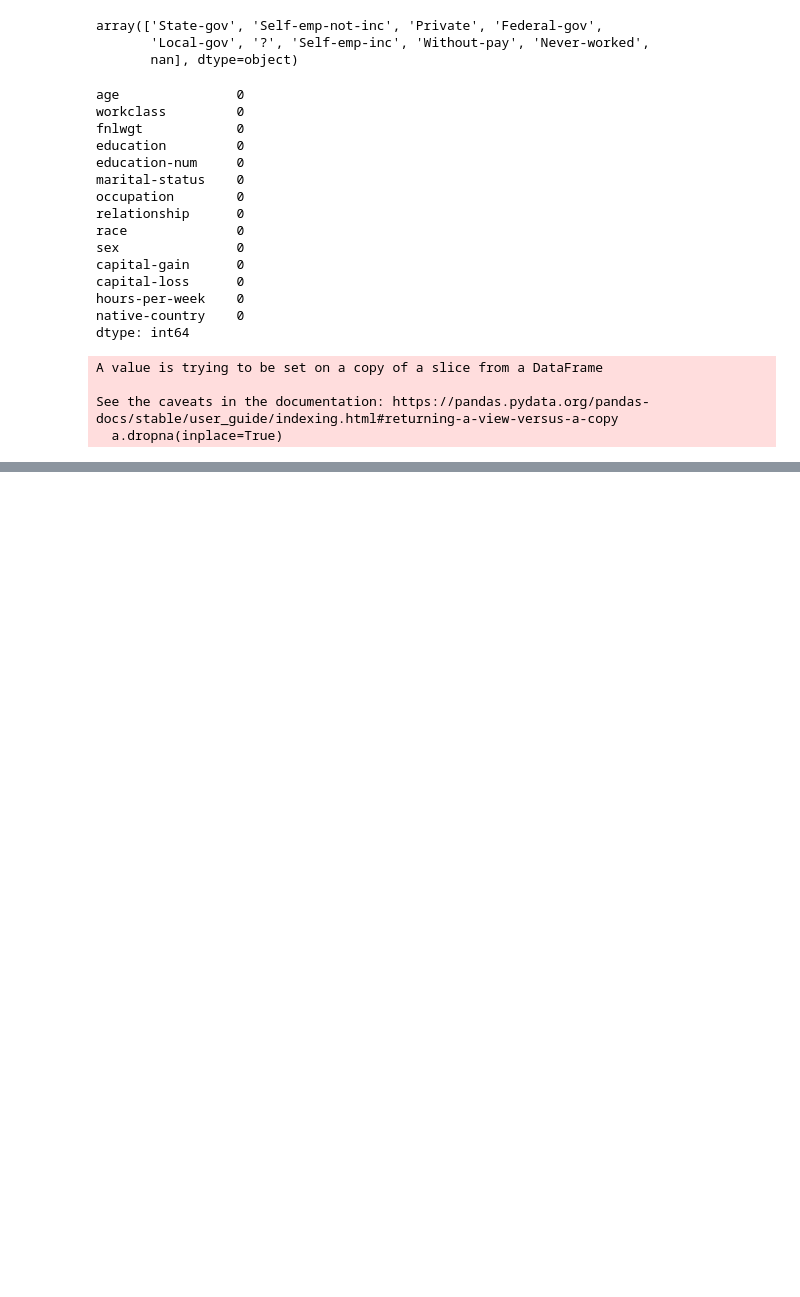
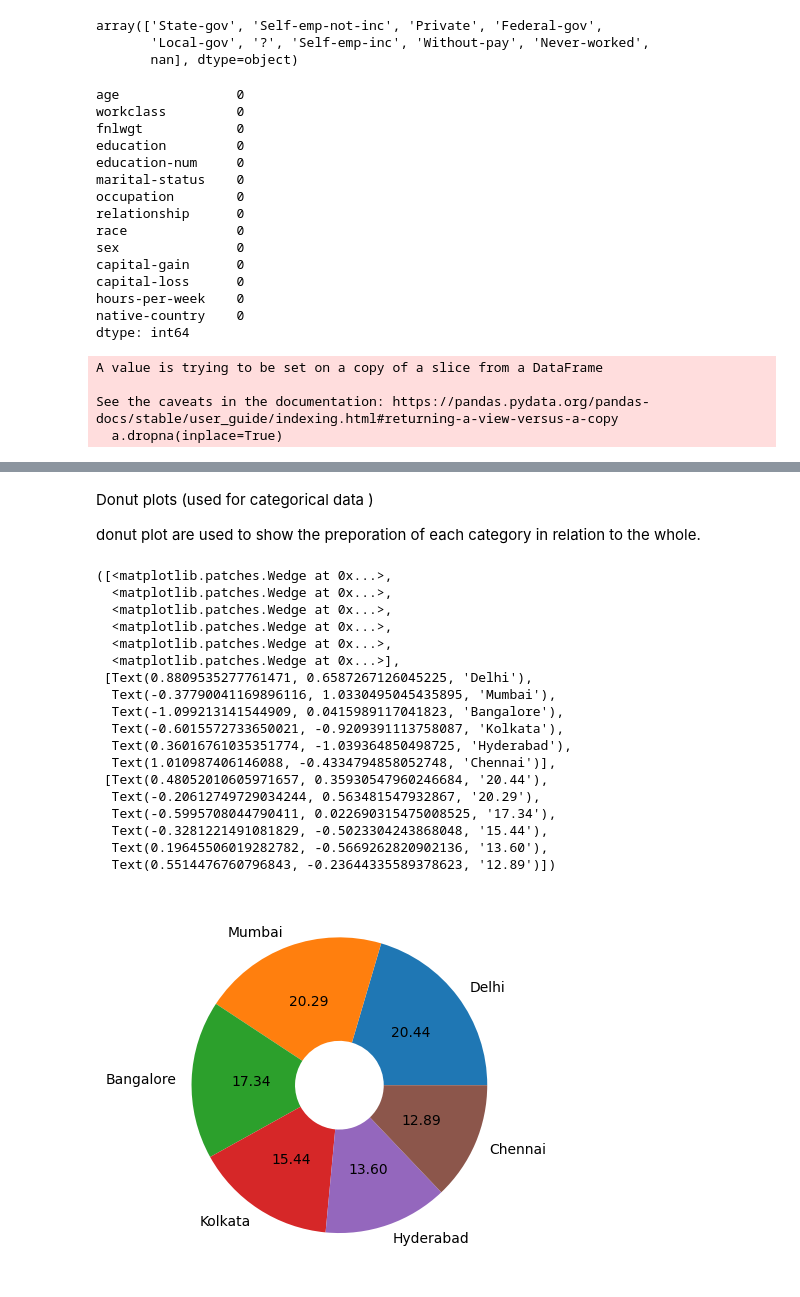
Before and after one commit to rahul05-code/ML-Practicals, a Jupyter notebook: numpy.ipynb, the cells around one changed output, grey strips where cells are left out. Drawn from its saved outputs; the diff is of its cells as text; code cells hidden in the pictures; blank space fills up the shorter version.

```diff
--- a/numpy.ipynb
+++ b/numpy.ipynb
@@ -699,0 +803,26 @@ See the caveats in the documentation: https://pandas.pydata.org/pandas-docs/stab
+# %% [markdown]
+Donut plots (used for categorical data )
+
+donut plot are used to show the preporation of each category in relation to the whole.
+# %%
+plt.pie(df['source_city'].value_counts(),labels=df['source_city'].unique(),autopct='%.2f',wedgeprops=dict(width=0.7))
+# %% [output]
+([<matplotlib.patches.Wedge at 0x...>,
+  <matplotlib.patches.Wedge at 0x...>,
+  <matplotlib.patches.Wedge at 0x...>,
+  <matplotlib.patches.Wedge at 0x...>,
+  <matplotlib.patches.Wedge at 0x...>,
+  <matplotlib.patches.Wedge at 0x...>],
+ [Text(0.8809535277761471, 0.6587267126045225, 'Delhi'),
+  Text(-0.37790041169896116, 1.0330495045435895, 'Mumbai'),
+  Text(-1.099213141544909, 0.0415989117041823, 'Bangalore'),
+  Text(-0.6015572733650021, -0.9209391113758087, 'Kolkata'),
+  Text(0.36016761035351774, -1.039364850498725, 'Hyderabad'),
+  Text(1.010987406146088, -0.4334794858052748, 'Chennai')],
+ [Text(0.48052010605971657, 0.35930547960246684, '20.44'),
+  Text(-0.20612749729034244, 0.563481547932867, '20.29'),
+  Text(-0.5995708044790411, 0.022690315475008525, '17.34'),
+  Text(-0.3281221491081829, -0.5023304243868048, '15.44'),
+  Text(0.19645506019282782, -0.5669262820902136, '13.60'),
+  Text(0.5514476760796843, -0.23644335589378623, '12.89')])
+[figure, added]
```
Also changed, not shown: parts of 46 cells of this notebook, 2 other files.
